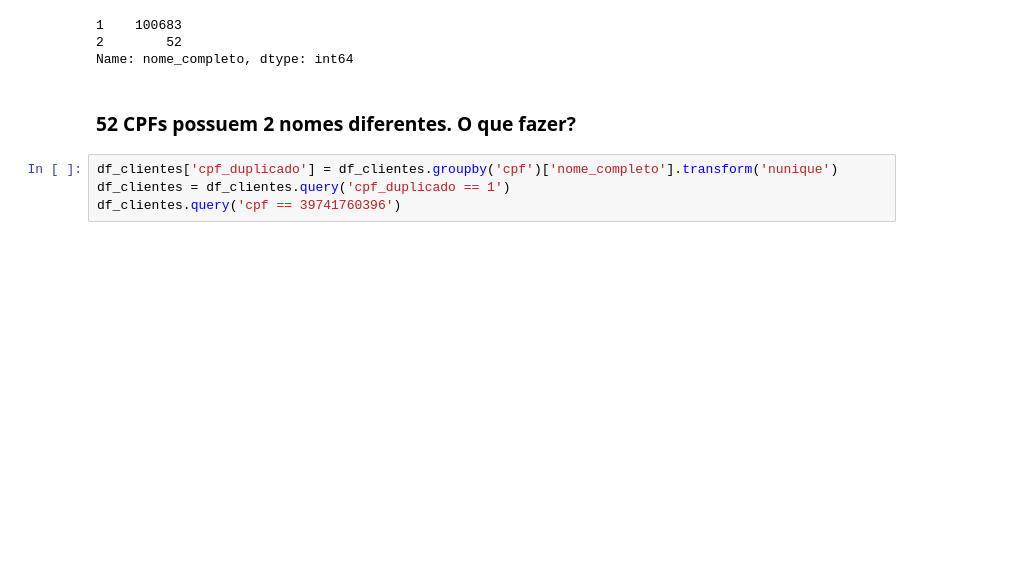
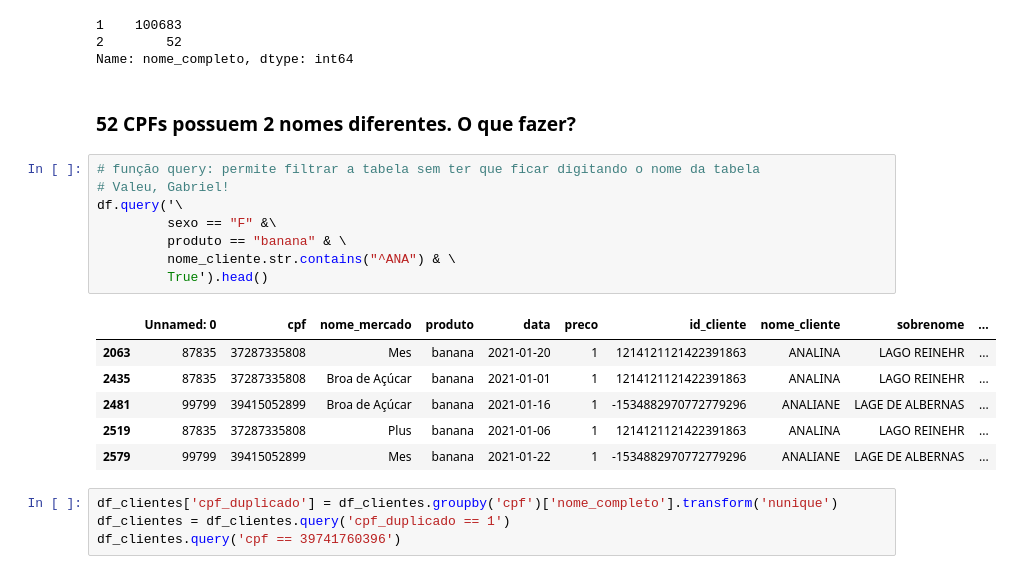
Before and after one commit to srgari/aulas_light_aplicadas, a Jupyter notebook: pandas/sergio_pandas_review.ipynb, the cells around one changed output. Saved outputs shown, nothing was run; the diff lists cells and outputs as text; blank space fills up the shorter version.

```diff
--- a/pandas/sergio_pandas_review.ipynb
+++ b/pandas/sergio_pandas_review.ipynb
@@ -93,6 +93,21 @@ df_clientes.groupby('cpf').nome_completo.nunique().sort_values(ascending = False
 Name: nome_completo, dtype: int64
 # %% [markdown]
 ### 52 CPFs possuem 2 nomes diferentes. O que fazer?
+# %%
+# função query: permite filtrar a tabela sem ter que ficar digitando o nome da tabela
+# Valeu, Gabriel!
+df.query('\
+         sexo == "F" &\
+         produto == "banana" & \
+         nome_cliente.str.contains("^ANA") & \
+         True').head()
+# %% [output]
+|  | Unnamed: 0 | cpf | nome_mercado | produto | data | preco | id_cliente | nome_cliente | sobrenome | ... |
+| 2063 | 87835 | 37287335808 | Mes | banana | 2021-01-20 | 1 | 1214121121422391863 | ANALINA | LAGO REINEHR | ... |
+| 2435 | 87835 | 37287335808 | Broa de Açúcar | banana | 2021-01-01 | 1 | 1214121121422391863 | ANALINA | LAGO REINEHR | ... |
+| 2481 | 99799 | 39415052899 | Broa de Açúcar | banana | 2021-01-16 | 1 | -1534882970772779296 | ANALIANE | LAGE DE ALBERNAS | ... |
+| 2519 | 87835 | 37287335808 | Plus | banana | 2021-01-06 | 1 | 1214121121422391863 | ANALINA | LAGO REINEHR | ... |
+| 2579 | 99799 | 39415052899 | Mes | banana | 2021-01-22 | 1 | -1534882970772779296 | ANALIANE | LAGE DE ALBERNAS | ... |
 # %%
 df_clientes['cpf_duplicado'] = df_clientes.groupby('cpf')['nome_completo'].transform('nunique')
 df_clientes = df_clientes.query('cpf_duplicado == 1')
```
Also changed, not shown: parts of 7 cells of this notebook.
